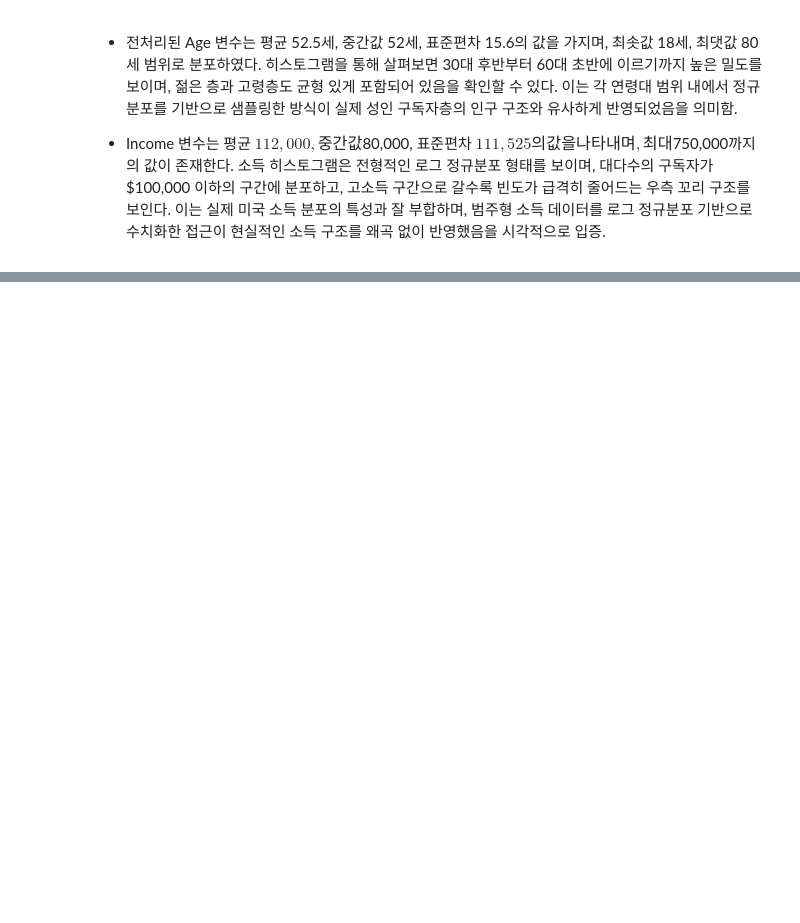
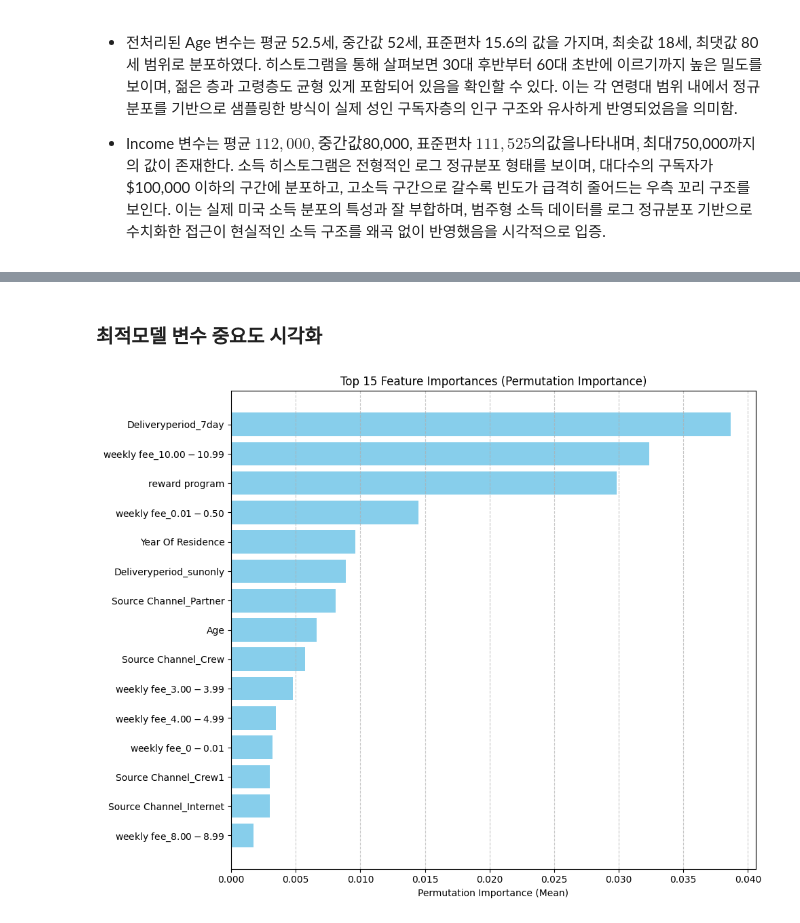
Before and after one commit to SKNETWORKS-FAMILY-AICAMP/SKN17-2nd-5Team, a Jupyter notebook: preprocessing_dh.ipynb, the cells around one changed output, grey strips where cells are left out. Cells and saved outputs as stored; diff of their text form; code cells hidden in the pictures; blank space fills up the shorter version.

```diff
--- a/preprocessing_dh.ipynb
+++ b/preprocessing_dh.ipynb
@@ -1242,0 +1268,3 @@ newspaper_df['dummy for Children'] = newspaper_df['dummy for Children'].map({'Y'
+# %%
+newspaper_df.drop(['dummy for Children', 'Age range', 'HH Income'], axis=1, inplace=True)
+newspaper_df.info()
@@ -1242,0 +1293,5 @@ newspaper_df['dummy for Children'] = newspaper_df['dummy for Children'].map({'Y'
+# %%
+cat_cols = newspaper_df.select_dtypes(include=['object']).columns.to_list()
+num_cols = newspaper_df.drop('is_churned', axis=1).select_dtypes(include=['int64']).columns.to_list()
+print(cat_cols)
+print(num_cols)
@@ -1242,0 +1301,5 @@ newspaper_df['dummy for Children'] = newspaper_df['dummy for Children'].map({'Y'
+# %%
+# 범주형 변수 -> 원핫인코딩
+newspaper_df[cat_cols] = newspaper_df[cat_cols].astype(str)
+newspaper_df = pd.get_dummies(newspaper_df, columns=cat_cols, drop_first=False)
+newspaper_df.head()
@@ -1242,0 +1381,15 @@ newspaper_df['dummy for Children'] = newspaper_df['dummy for Children'].map({'Y'
+# %%
+from sklearn.model_selection import train_test_split
+from sklearn.metrics import accuracy_score, classification_report, confusion_matrix
+from sklearn.metrics import precision_score, recall_score, f1_score
+from xgboost import XGBClassifier
+
+# y는 원본 df(스케일 전)에서
+y = newspaper_df['is_churned']
+
+# X는 인코딩/스케일된 프레임에서 타깃을 제외
+X = newspaper_df.drop(columns=['is_churned'])
+
+X_train, X_test, y_train, y_test = train_test_split(
+    X, y, test_size=0.2, stratify=y, random_state=0
+)
@@ -1242,0 +1595,18 @@ newspaper_df['dummy for Children'] = newspaper_df['dummy for Children'].map({'Y'
+# %% [markdown]
+### 최적모델 변수 중요도 시각화
+# %%
+top_n = 15
+# 중요도 내림차순 정렬 후 상위 n개 선택
+perm_df_top = perm_df.sort_values(by='importance_mean', ascending=False).head(top_n)
+# 그래프는 보통 가독성 위해 오름차순으로 그리니 다시 정렬
+perm_df_top = perm_df_top.sort_values(by='importance_mean', ascending=True)
+
+plt.figure(figsize=(10, 8))
+plt.barh(perm_df_top['feature'], perm_df_top['importance_mean'], color='skyblue')
+plt.xlabel('Permutation Importance (Mean)')
+plt.title(f'Top {top_n} Feature Importances (Permutation Importance)')
+plt.grid(axis='x', linestyle='--', alpha=0.7)
+plt.tight_layout()
+plt.show()
+# %% [output]
+[figure, added]
```
Also changed, not shown: parts of 28 cells of this notebook.
